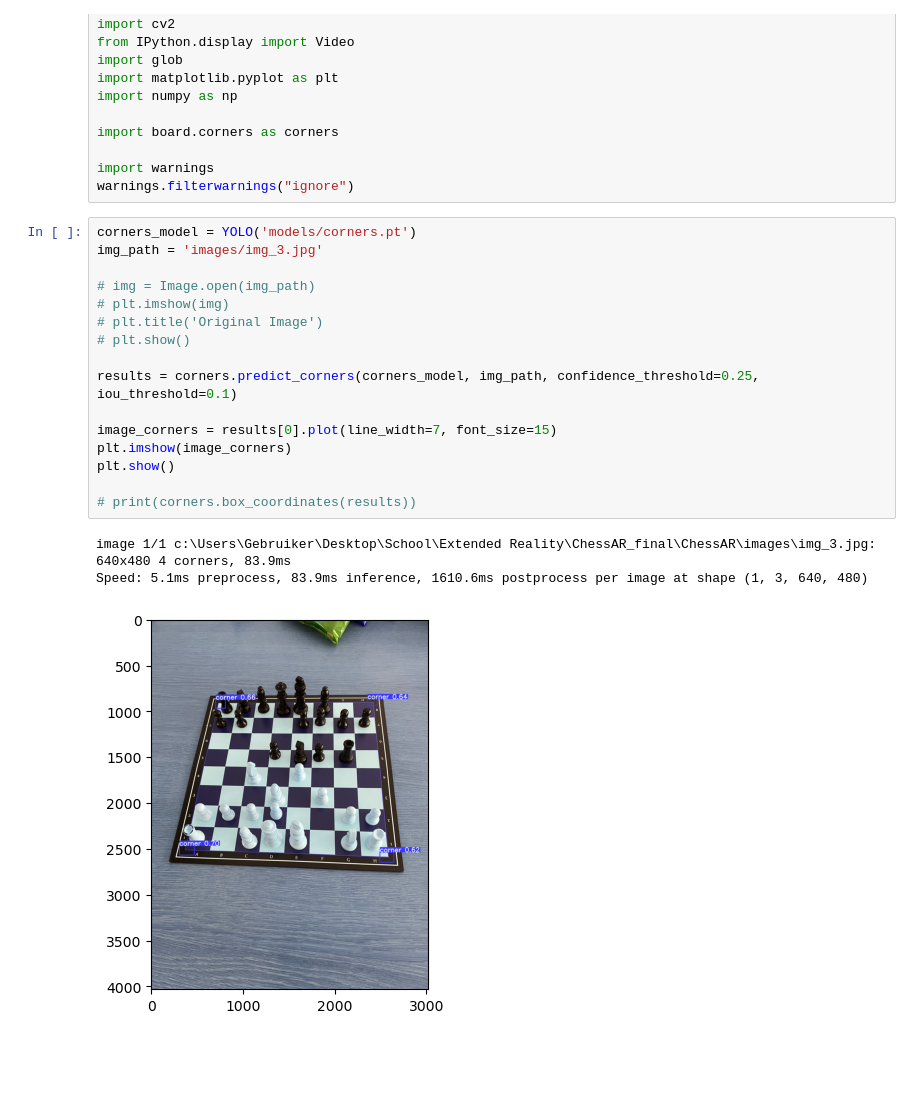
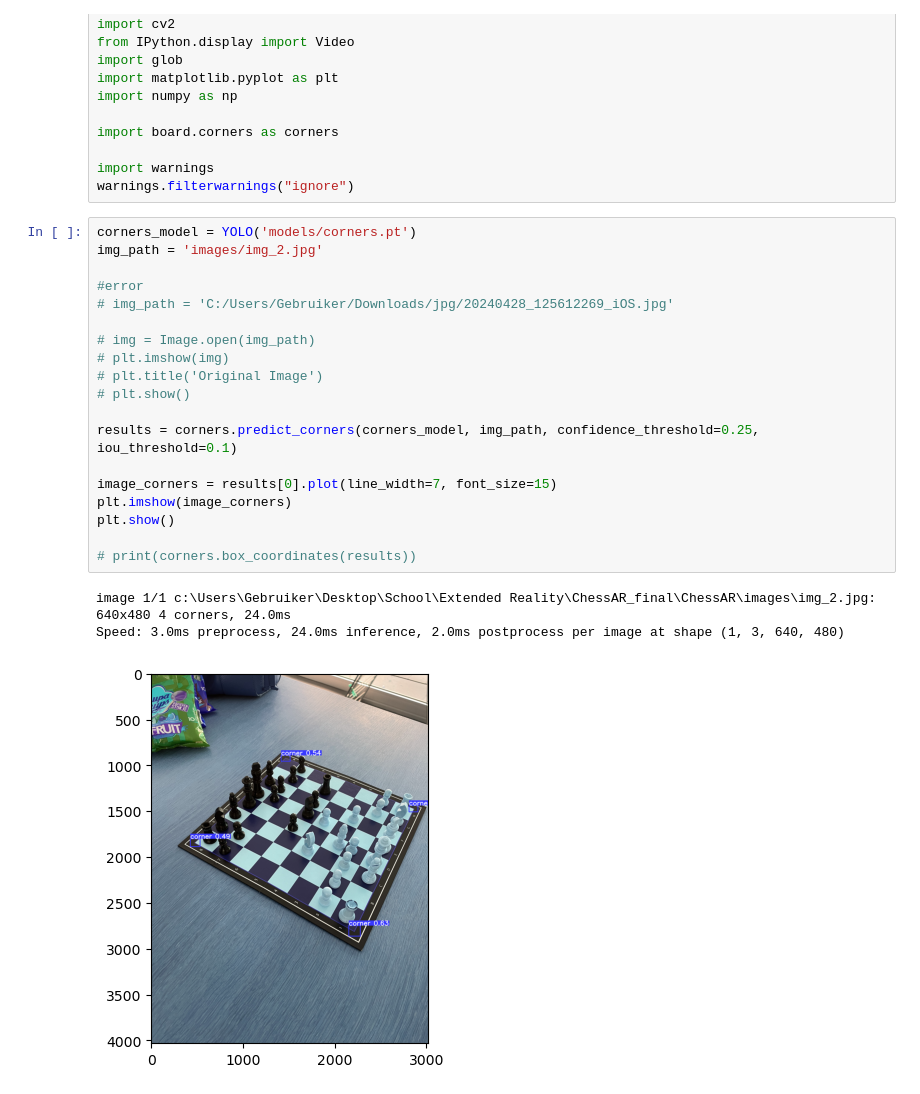
Before and after one commit to MichielCreemers/ChessVision, a Jupyter notebook: test.ipynb, the cells around one changed output. Drawn from its saved outputs; the diff is of its cells as text; blank space fills up the shorter version.

```diff
--- a/test.ipynb
+++ b/test.ipynb
@@ -16,24 +16,27 @@ import warnings
 warnings.filterwarnings("ignore")
 # %%
 corners_model = YOLO('models/corners.pt')
-img_path = 'images/img_3.jpg'
+img_path = 'images/img_2.jpg'
+
+#error
+# img_path = 'C:/Users/Gebruiker/Downloads/jpg/20240428_125612269_iOS.jpg'
 
 # img = Image.open(img_path)
 # plt.imshow(img)
 # plt.title('Original Image')
 # plt.show()
 
 results = corners.predict_corners(corners_model, img_path, confidence_threshold=0.25, iou_threshold=0.1)
 
 image_corners = results[0].plot(line_width=7, font_size=15)
 plt.imshow(image_corners)
 plt.show()
 
 # print(corners.box_coordinates(results))
 # %% [output]
-image 1/1 c:\Users\Gebruiker\Desktop\School\Extended Reality\ChessAR_final\ChessAR\images\img_3.jpg: 640x480 4 corners, 83.9ms
-Speed: 5.1ms preprocess, 83.9ms inference, 1610.6ms postprocess per image at shape (1, 3, 640, 480)
+image 1/1 c:\Users\Gebruiker\Desktop\School\Extended Reality\ChessAR_final\ChessAR\images\img_2.jpg: 640x480 4 corners, 24.0ms
+Speed: 3.0ms preprocess, 24.0ms inference, 2.0ms postprocess per image at shape (1, 3, 640, 480)
-[figure, old version]
+[figure, new version]
 # %%
 sorted_corners = corners.get_sorted_corner_coordinates(results, offsetx=250, offsety=250)
 print(sorted_corners)
```
Also changed, not shown: parts of 5 cells of this notebook.
